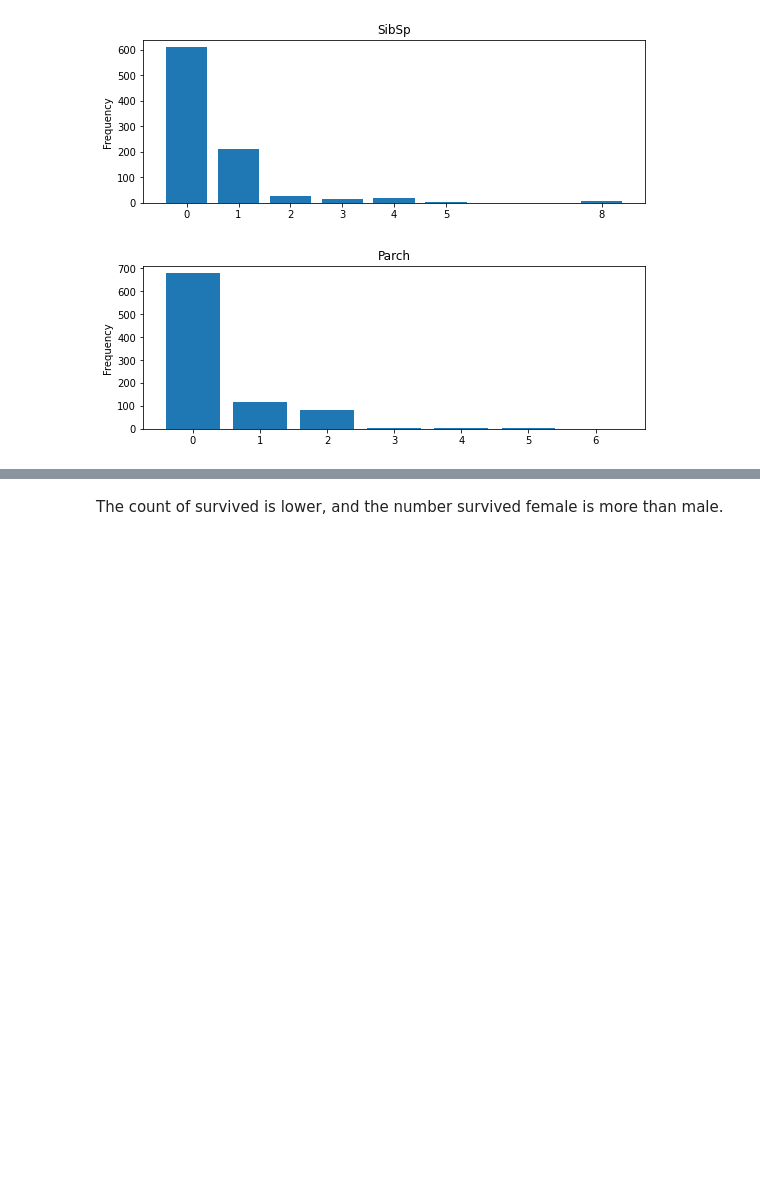
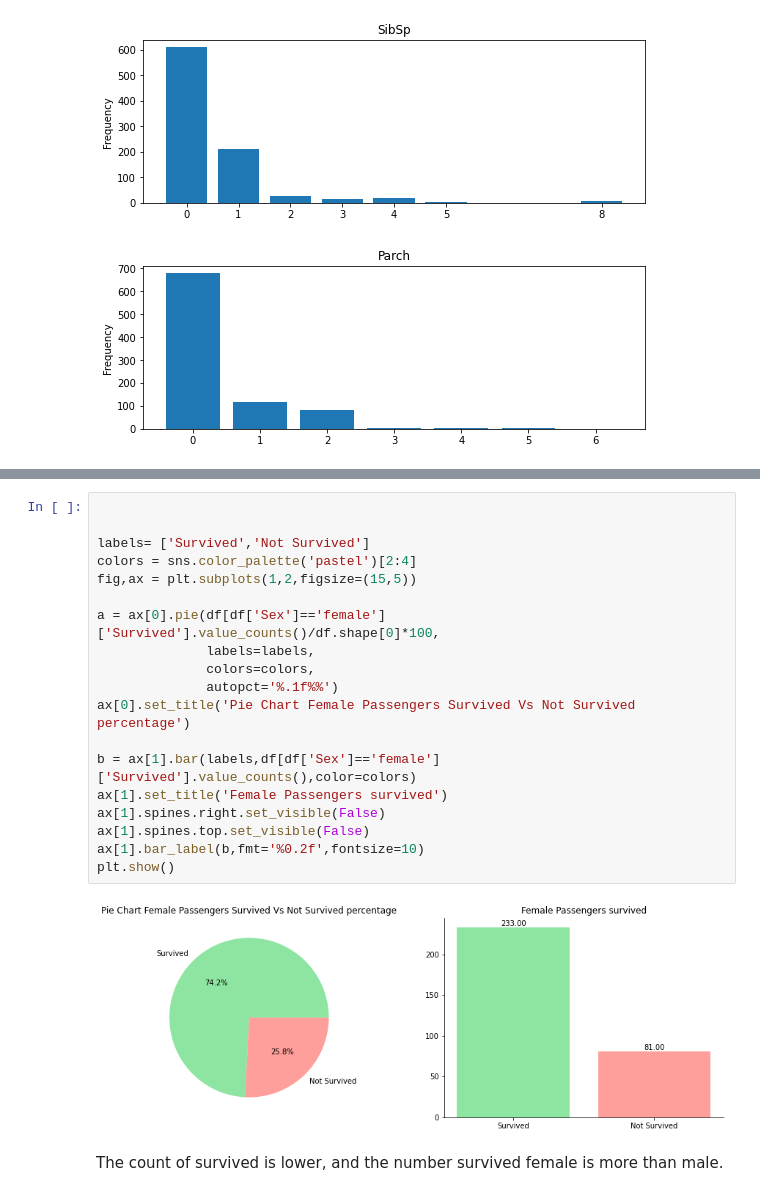
Before and after one commit to lauyh/masa-python-workshop, a Jupyter notebook: main.ipynb, the cells around one changed output, grey strips where cells are left out. Cells and saved outputs as stored; diff of their text form; blank space fills up the shorter version.

```diff
--- a/main.ipynb
+++ b/main.ipynb
@@ -137,3 +180,24 @@ for c in category1:
+# %%
+
+
+labels= ['Survived','Not Survived']
+colors = sns.color_palette('pastel')[2:4]
+fig,ax = plt.subplots(1,2,figsize=(15,5))
+
+a = ax[0].pie(df[df['Sex']=='female']['Survived'].value_counts()/df.shape[0]*100,
+              labels=labels,
+              colors=colors,
+              autopct='%.1f%%')
+ax[0].set_title('Pie Chart Female Passengers Survived Vs Not Survived percentage')
+
+b = ax[1].bar(labels,df[df['Sex']=='female']['Survived'].value_counts(),color=colors)
+ax[1].set_title('Female Passengers survived')
+ax[1].spines.right.set_visible(False)
+ax[1].spines.top.set_visible(False)
+ax[1].bar_label(b,fmt='%0.2f',fontsize=10)
+plt.show()
+# %% [output]
+[figure, added]
 # %% [markdown]
 The count of survived is lower, and the number survived female is more than male.
 # %% [markdown]
```
Also changed, not shown: parts of 11 cells of this notebook.
